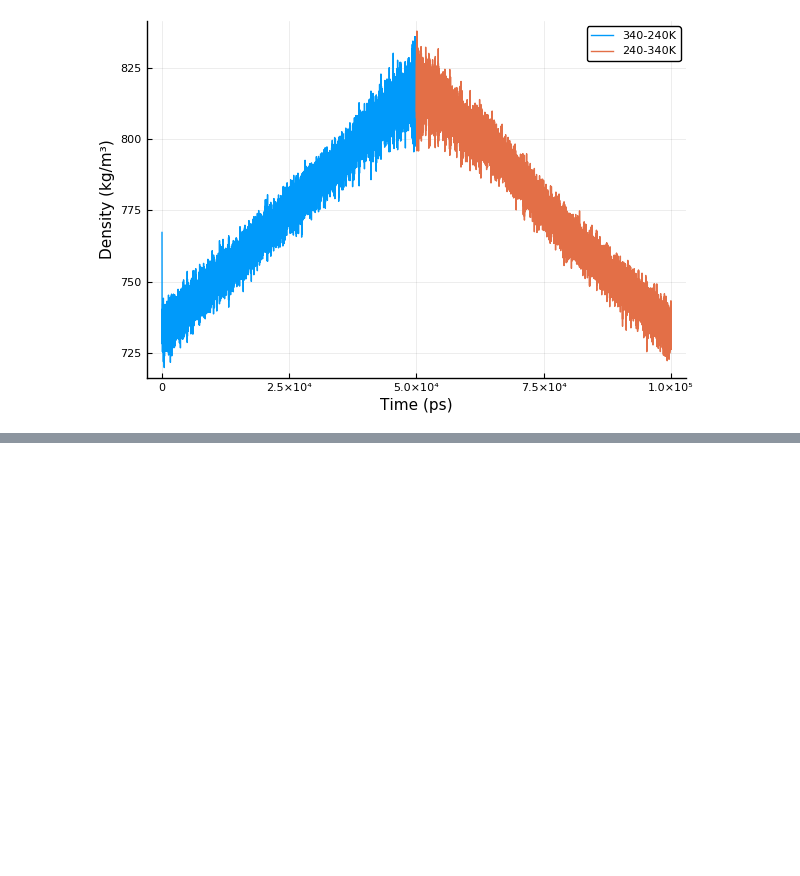
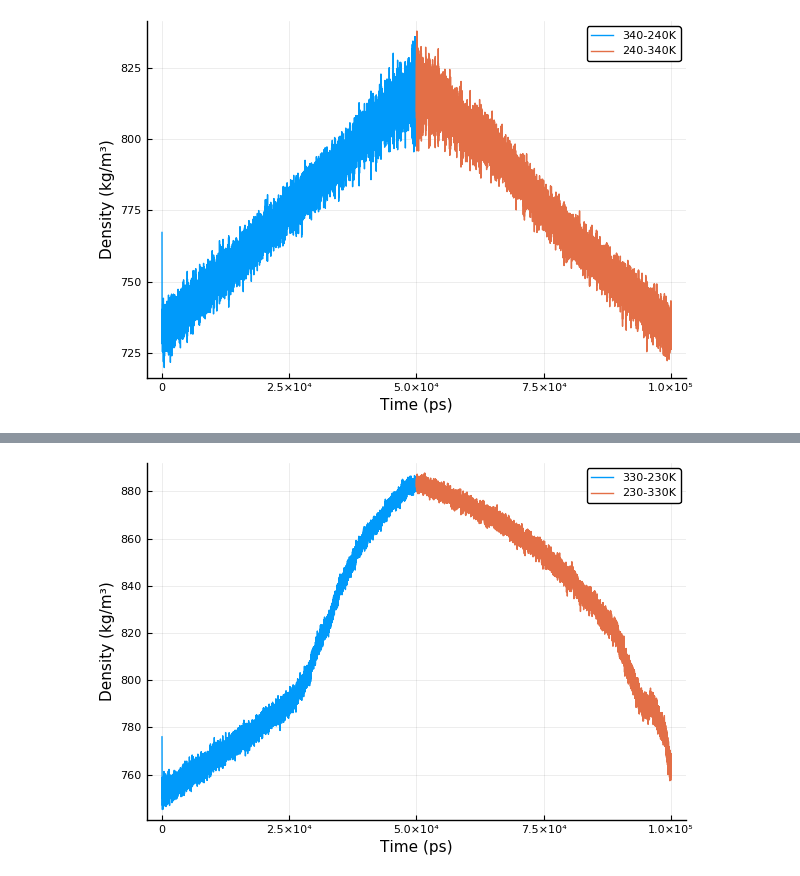
Before and after one commit to SB8/AlkaneStudy.Gromacs, a Jupyter notebook: helper_scripts/annealing_density_plotter.ipynb, the cells around one changed output, grey strips where cells are left out. Cells and saved outputs as stored; diff of their text form; code cells hidden in the pictures; blank space fills up the shorter version.

Commit message:
Added Sun9-6_512xC15_anneal_330-230-330K_100ns

```diff
--- a/helper_scripts/annealing_density_plotter.ipynb
+++ b/helper_scripts/annealing_density_plotter.ipynb
@@ -365,0 +349,20 @@ plot!(density2[:,1], density2[:,2], label="$(T2)-$(T1)K")
+# %%
+T1 = 330; T2 = T1-100
+
+simdir = "Sun9-6_1024xC15_anneal_$(T1)-$(T2)-$(T1)K_100ns"
+xvg1 = "density_$(T1)-$(T2)K.xvg"
+xvg2 = "density_$(T2)-$(T1)K.xvg"
+
+density1 = read_xvg(joinpath("..", simdir, xvg1))
+density2 = read_xvg(joinpath("..", simdir, xvg2))
+
+# Shift second density trajectory (to follow from first)
+density2[:,1] .+= density1[end,1]
+
+plot(density1[:,1], density1[:,2],
+    xaxis = ("Time (ps)"),
+    yaxis = ("Density (kg/m³)"),
+    label="$(T1)-$(T2)K")
+plot!(density2[:,1], density2[:,2], label="$(T2)-$(T1)K")
+# %% [output]
+[figure, added]
```
Also changed, not shown: parts of 7 cells of this notebook, 17 other files.
